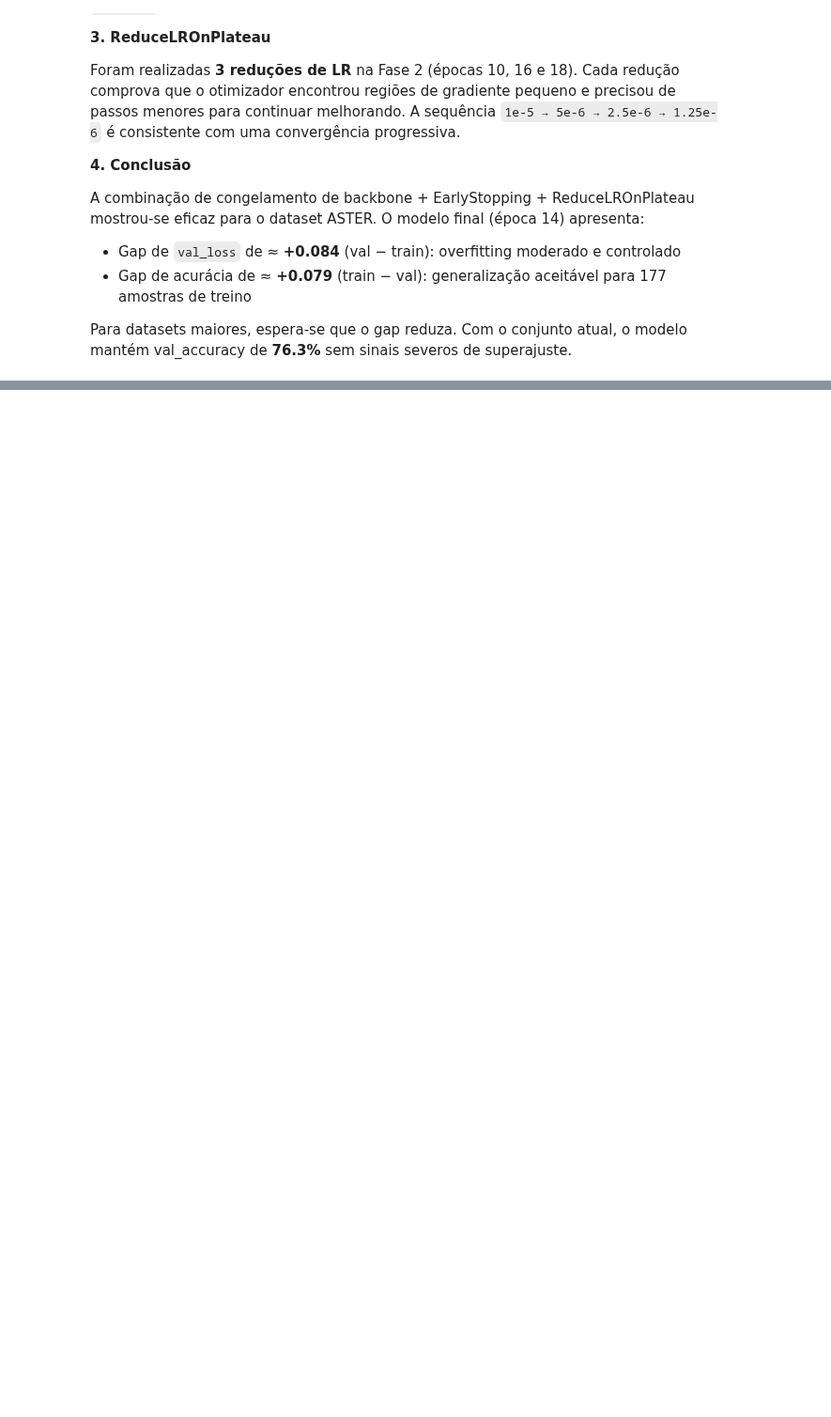
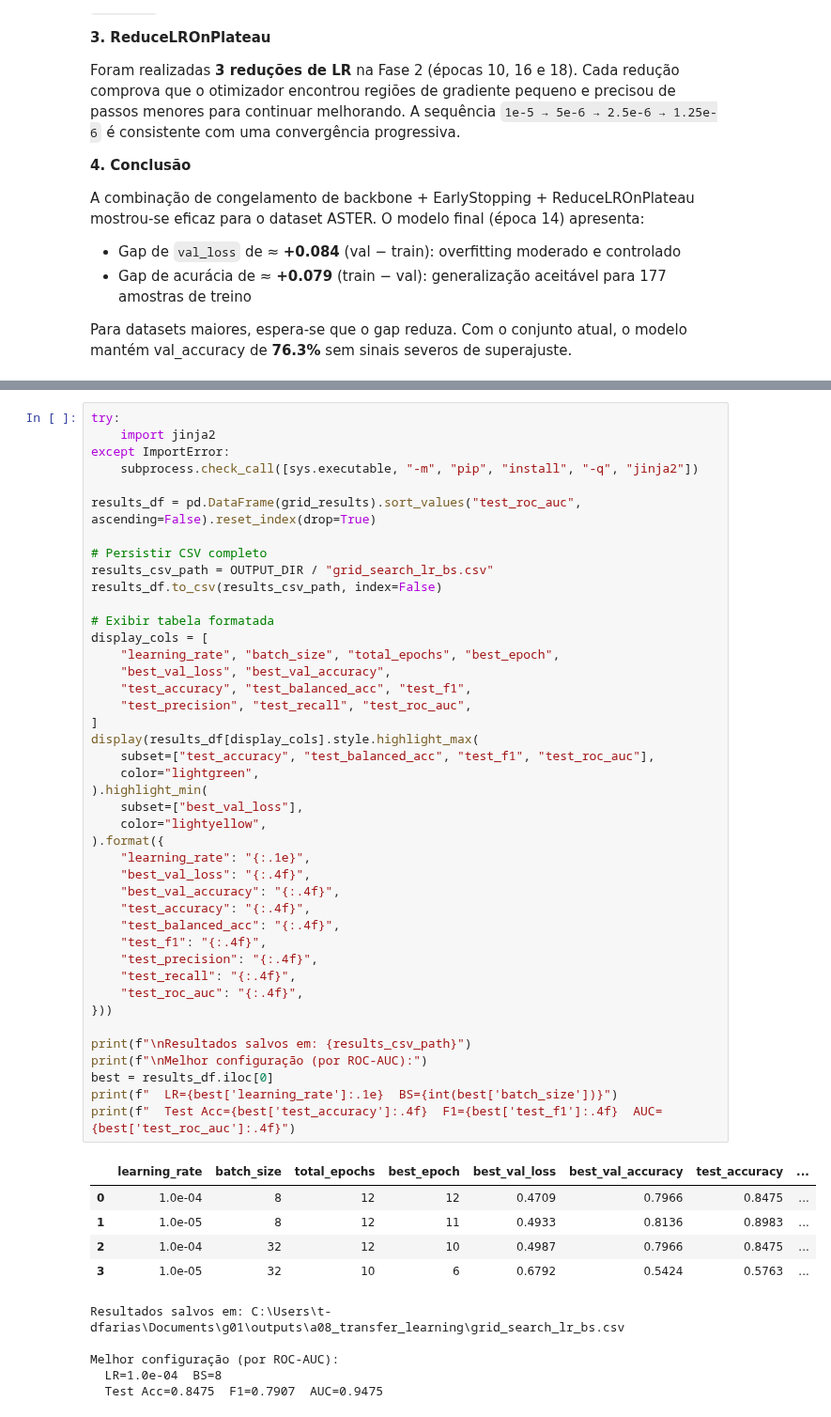
Before and after one commit to pedroauler12/SpectraAI, a Jupyter notebook: artefatos/a08_transfer_learning/a08_transfer_learning.ipynb, the cells around one changed output, grey strips where cells are left out. Shown at 94% size. Cells and saved outputs as stored; diff of their text form; blank space fills up the shorter version.

```diff
--- a/artefatos/a08_transfer_learning/a08_transfer_learning.ipynb
+++ b/artefatos/a08_transfer_learning/a08_transfer_learning.ipynb
@@ -1191,0 +1092,53 @@ Para trabalhos futuros com dados espectrais z-score, recomenda-se substituir `Ra
+# %%
+try:
+    import jinja2
+except ImportError:
+    subprocess.check_call([sys.executable, "-m", "pip", "install", "-q", "jinja2"])
+
+results_df = pd.DataFrame(grid_results).sort_values("test_roc_auc", ascending=False).reset_index(drop=True)
+
+# Persistir CSV completo
+results_csv_path = OUTPUT_DIR / "grid_search_lr_bs.csv"
+results_df.to_csv(results_csv_path, index=False)
+
+# Exibir tabela formatada
+display_cols = [
+    "learning_rate", "batch_size", "total_epochs", "best_epoch",
+    "best_val_loss", "best_val_accuracy",
+    "test_accuracy", "test_balanced_acc", "test_f1",
+    "test_precision", "test_recall", "test_roc_auc",
+]
+display(results_df[display_cols].style.highlight_max(
+    subset=["test_accuracy", "test_balanced_acc", "test_f1", "test_roc_auc"],
+    color="lightgreen",
+).highlight_min(
+    subset=["best_val_loss"],
+    color="lightyellow",
+).format({
+    "learning_rate": "{:.1e}",
+    "best_val_loss": "{:.4f}",
+    "best_val_accuracy": "{:.4f}",
+    "test_accuracy": "{:.4f}",
+    "test_balanced_acc": "{:.4f}",
+    "test_f1": "{:.4f}",
+    "test_precision": "{:.4f}",
+    "test_recall": "{:.4f}",
+    "test_roc_auc": "{:.4f}",
+}))
+
+print(f"\nResultados salvos em: {results_csv_path}")
+print(f"\nMelhor configuração (por ROC-AUC):")
+best = results_df.iloc[0]
+print(f"  LR={best['learning_rate']:.1e}  BS={int(best['batch_size'])}")
+print(f"  Test Acc={best['test_accuracy']:.4f}  F1={best['test_f1']:.4f}  AUC={best['test_roc_auc']:.4f}")
+# %% [output]
+|  | learning_rate | batch_size | total_epochs | best_epoch | best_val_loss | best_val_accuracy | test_accuracy | ... |
+| 0 | 1.0e-04 | 8 | 12 | 12 | 0.4709 | 0.7966 | 0.8475 | ... |
+| 1 | 1.0e-05 | 8 | 12 | 11 | 0.4933 | 0.8136 | 0.8983 | ... |
+| 2 | 1.0e-04 | 32 | 12 | 10 | 0.4987 | 0.7966 | 0.8475 | ... |
+| 3 | 1.0e-05 | 32 | 10 | 6 | 0.6792 | 0.5424 | 0.5763 | ... |
+Resultados salvos em: C:\Users\t-dfarias\Documents\g01\outputs\a08_transfer_learning\grid_search_lr_bs.csv
+
+Melhor configuração (por ROC-AUC):
+  LR=1.0e-04  BS=8
+  Test Acc=0.8475  F1=0.7907  AUC=0.9475
```
Also changed, not shown: parts of 25 cells of this notebook, 3 other files.
